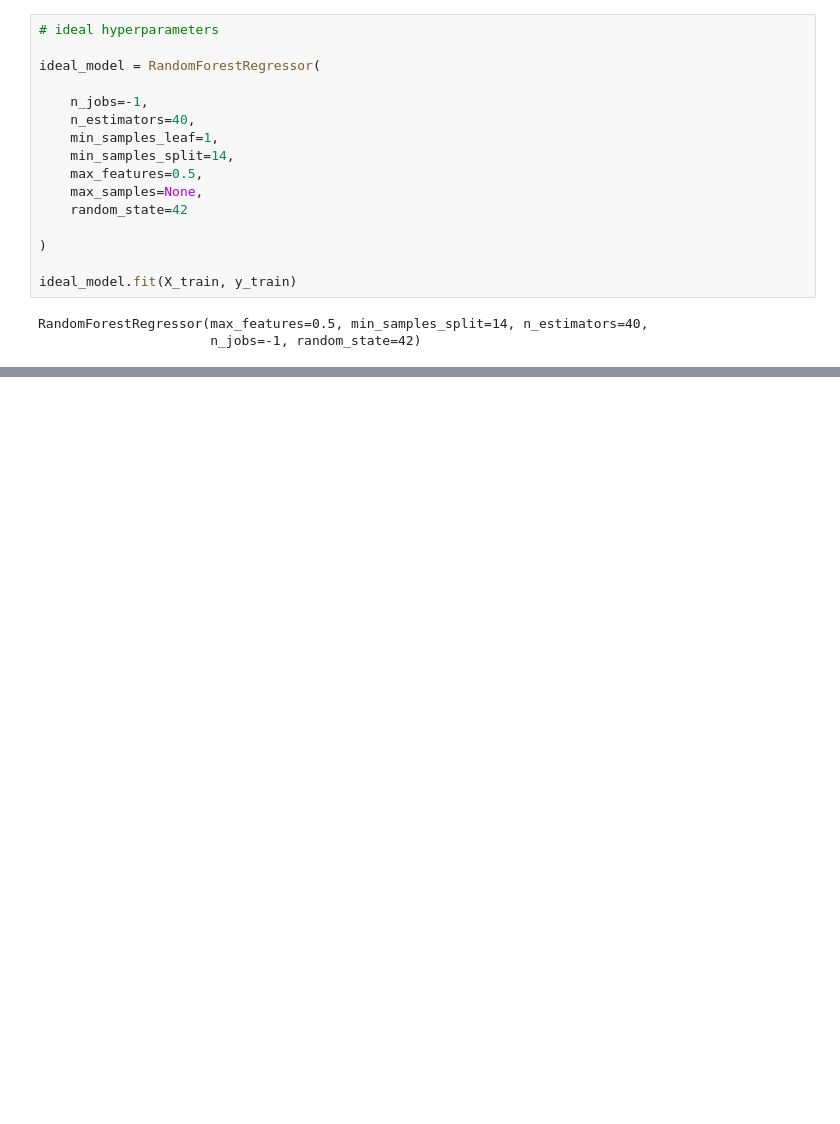
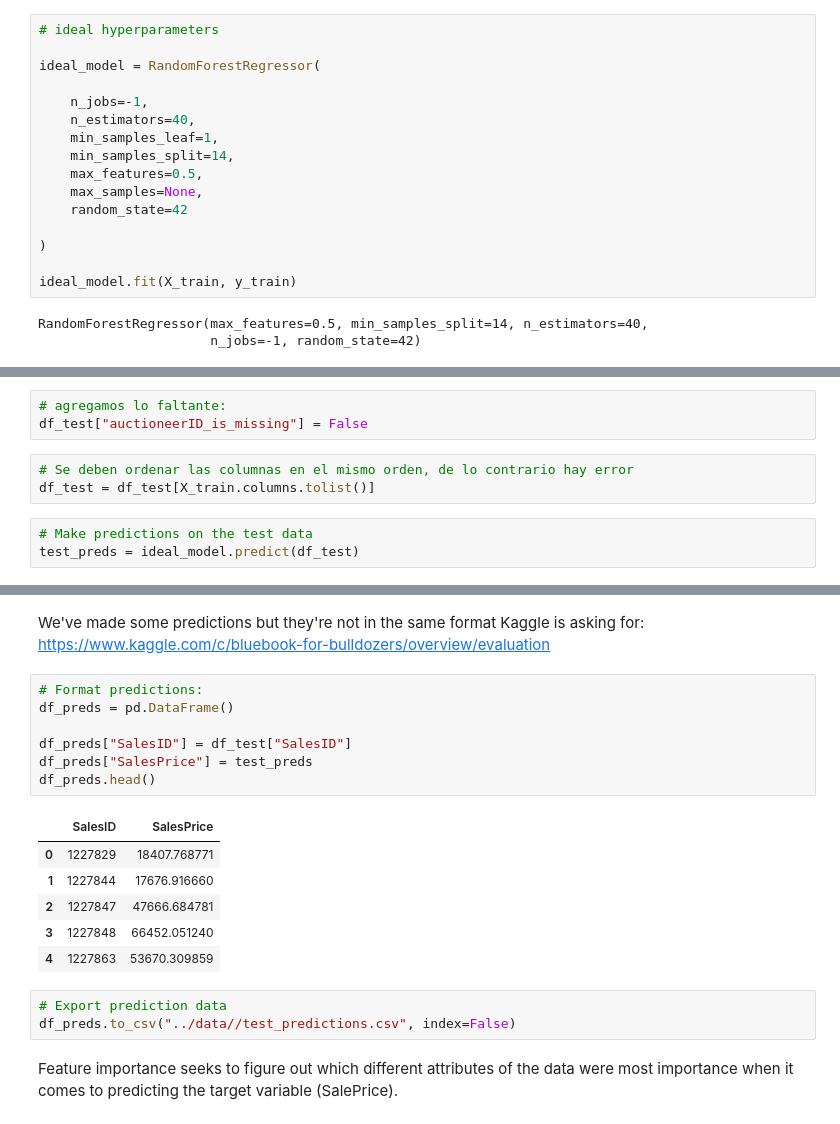
Before and after one commit to FerPicado/Machine-Learning-Bootcamp, a Jupyter notebook: Deep-Learning-PyTorch/Machine-Learning-with-PyTorch-and-Scikit-Learn/projects/online-courses/project-01/src/main.ipynb, the cells around one changed output, grey strips where cells are left out. Saved outputs shown, nothing was run; the diff lists cells and outputs as text; blank space fills up the shorter version.

```diff
--- a/Deep-Learning-PyTorch/Machine-Learning-with-PyTorch-and-Scikit-Learn/projects/online-courses/project-01/src/main.ipynb
+++ b/Deep-Learning-PyTorch/Machine-Learning-with-PyTorch-and-Scikit-Learn/projects/online-courses/project-01/src/main.ipynb
@@ -748,0 +816,9 @@ print("Me cago en la re puta!!!!!!!")
+# %%
+# agregamos lo faltante:
+df_test["auctioneerID_is_missing"] = False
+# %%
+# Se deben ordenar las columnas en el mismo orden, de lo contrario hay error
+df_test = df_test[X_train.columns.tolist()]
+# %%
+# Make predictions on the test data
+test_preds = ideal_model.predict(df_test)
@@ -748,0 +831,21 @@ print("Me cago en la re puta!!!!!!!")
+# %% [markdown]
+We've made some predictions but they're not in the same format Kaggle is asking for:    https://www.kaggle.com/c/bluebook-for-bulldozers/overview/evaluation
+# %%
+# Format predictions:
+df_preds = pd.DataFrame()
+
+df_preds["SalesID"] = df_test["SalesID"]
+df_preds["SalesPrice"] = test_preds
+df_preds.head()
+# %% [output]
+|  | SalesID | SalesPrice |
+| 0 | 1227829 | 18407.768771 |
+| 1 | 1227844 | 17676.916660 |
+| 2 | 1227847 | 47666.684781 |
+| 3 | 1227848 | 66452.051240 |
+| 4 | 1227863 | 53670.309859 |
+# %%
+# Export prediction data
+df_preds.to_csv("../data//test_predictions.csv", index=False)
+# %% [markdown]
+Feature importance seeks to figure out which different attributes of the data were most importance when it comes to predicting the target variable (SalePrice).
```
Also changed, not shown: parts of 14 cells of this notebook.
